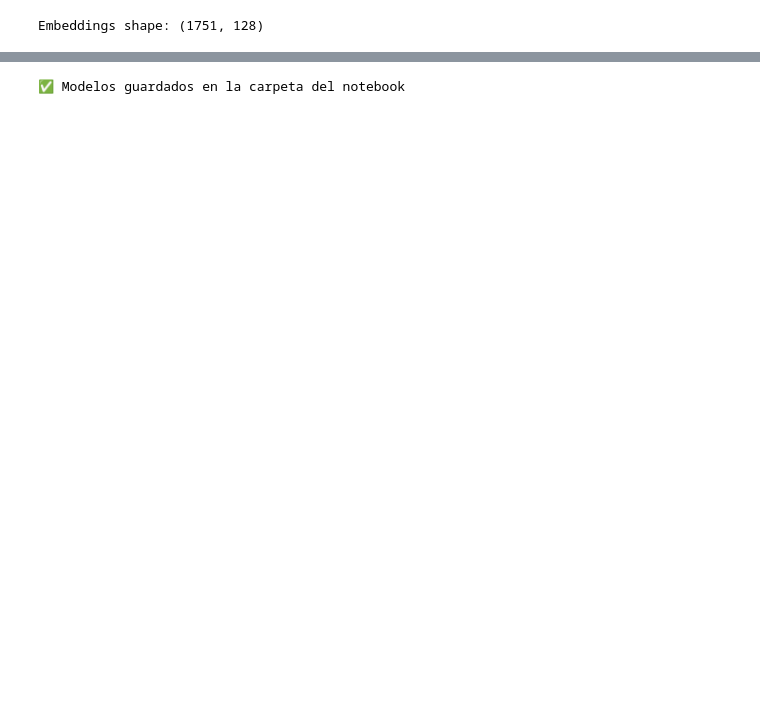
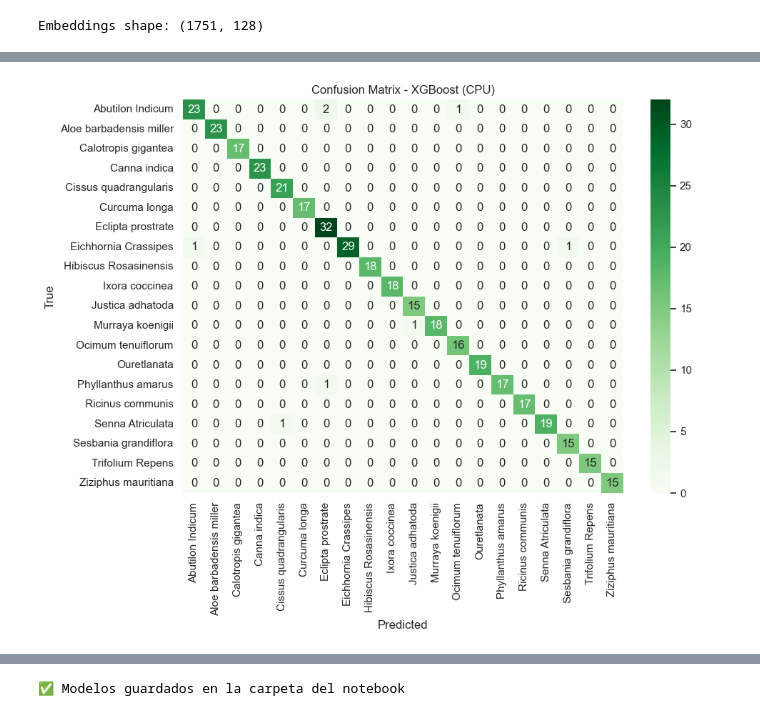
Before and after one commit to mightyssge/deep, a Jupyter notebook: TripleLost.ipynb, the cells around one changed output, grey strips where cells are left out. Cells and saved outputs as stored; diff of their text form; code cells hidden in the pictures; blank space fills up the shorter version.

```diff
--- a/TripleLost.ipynb
+++ b/TripleLost.ipynb
@@ -49,7 +97,7 @@ Device: cuda
 # ================================================================
 # 1) DATA TRANSFORMS + DATASET
 # ================================================================
-DATASET_ROOT = r"C:\Users\User\Documents\Deep\deep\dataset_split"
+DATASET_ROOT = r"dataset_split"
 
 train_transform = transforms.Compose([
     transforms.Resize((224,224)),
@@ -73,10 +121,16 @@ test_dataset  = datasets.ImageFolder(os.path.join(DATASET_ROOT, "test"),  transf
 class_names = train_dataset.classes
 num_classes = len(class_names)
 
-train_loader = DataLoader(train_dataset, batch_size=32, shuffle=True, num_workers=0)
-val_loader   = DataLoader(val_dataset, batch_size=32, shuffle=False, num_workers=0)
-test_loader  = DataLoader(test_dataset, batch_size=32, shuffle=False, num_workers=0)
+batch_size = 32
+num_workers = 0
+train_loader = DataLoader(train_dataset, batch_size=batch_size, shuffle=True,
+                          num_workers=num_workers, pin_memory=True )
+val_loader   = DataLoader(val_dataset, batch_size=batch_size, shuffle=False,
+                          num_workers=num_workers, pin_memory=True )
+test_loader  = DataLoader(test_dataset, batch_size=batch_size, shuffle=False,
+                          num_workers=num_workers, pin_memory=True )
 
 print("Clases detectadas:", class_names)
+print(f"num_workers={num_workers}, batch_size={batch_size}")
 # %% [output]
 Clases detectadas: ['Abutilon Indicum', 'Aloe barbadensis miller', 'Calotropis gigantea', 'Canna indica', 'Cissus quadrangularis', 'Curcuma longa', 'Eclipta prostrate', 'Eichhornia Crassipes', 'Hibisc ...
@@ -328,0 +425,81 @@ plt.show()
+# %%
+# ================================================================
+# 7) XGBOOST PARA CLASIFICAR EMBEDDINGS
+# ================================================================
+from pathlib import Path
+import pandas as pd
+from sklearn.metrics import classification_report
+from xgboost.core import XGBoostError
+
+RESULTS_DIR_XGB = Path("results_xgb")
+RESULTS_DIR_XGB.mkdir(exist_ok=True, parents=True)
+LABEL_NAMES = class_names
+
+def build_xgb_params(use_gpu: bool):
+    params = dict(
+        n_estimators=400,
+        max_depth=8,
+        learning_rate=0.05,
+        subsample=0.9,
+        colsample_bytree=0.9,
+        eval_metric='mlogloss'
+    )
+    if use_gpu:
+        params.update(tree_method="gpu_hist", predictor="gpu_predictor")
+    else:
+        params.update(tree_method="hist", predictor="auto")
+    return params
+
+use_gpu = torch.cuda.is_available()
+params = build_xgb_params(use_gpu)
+
+try:
+    xgb = XGBClassifier(**params)
+    xgb.fit(train_emb, train_lbl)
+except XGBoostError as e:
+    msg = str(e).lower()
+    if use_gpu and ("gpu_hist" in msg or "gpu_predictor" in msg):
+        print("WARN: XGBoost sin soporte GPU; cambiando a CPU (hist/predictor=auto)")
+        params = build_xgb_params(False)
+        xgb = XGBClassifier(**params)
+        xgb.fit(train_emb, train_lbl)
+        use_gpu = False
+    else:
+        raise
+
+xgb_preds = xgb.predict(test_emb)
+
+acc_xgb = accuracy_score(test_lbl, xgb_preds)
+f1_xgb  = f1_score(test_lbl, xgb_preds, average="macro")
+cm_xgb = confusion_matrix(test_lbl, xgb_preds)
+report_xgb = classification_report(test_lbl, xgb_preds, target_names=LABEL_NAMES, digits=4)
+backend = "GPU" if use_gpu else "CPU"
+
+print(f"==== Evaluacion XGBoost ({backend}) ====")
+print(f"Accuracy: {acc_xgb:.4f} | Macro-F1: {f1_xgb:.4f}")
+print("Reporte:" + report_xgb)
+
+plt.figure(figsize=(10, 8))
+sns.heatmap(cm_xgb, annot=True, fmt="d", cmap="Greens", xticklabels=LABEL_NAMES, yticklabels=LABEL_NAMES)
+plt.xlabel("Predicted"); plt.ylabel("True"); plt.title(f"Confusion Matrix - XGBoost ({backend})")
+confmat_path = RESULTS_DIR_XGB / "confmat_xgb.png"
+plt.tight_layout(); plt.savefig(confmat_path, dpi=300); plt.show()
+print(f"Matriz de confusion guardada en {confmat_path}")
+
+preds_df = pd.DataFrame({
+    "filepath": [p for p,_ in test_dataset.samples][:len(test_lbl)],
+    "true_label": [LABEL_NAMES[i] for i in test_lbl],
+    "pred_label": [LABEL_NAMES[i] for i in xgb_preds],
+})
+preds_df["correct"] = preds_df["true_label"] == preds_df["pred_label"]
+preds_csv = RESULTS_DIR_XGB / "preds_xgb.csv"
+preds_df.to_csv(preds_csv, index=False)
+
+metrics_df = pd.DataFrame([{"accuracy": acc_xgb, "macro_f1": f1_xgb, "backend": backend}])
+metrics_csv = RESULTS_DIR_XGB / "metrics_xgb.csv"
+metrics_df.to_csv(metrics_csv, index=False)
+
+print(f"Predicciones guardadas en {preds_csv}")
+print(f"Metricas guardadas en {metrics_csv}")
+notify("XGBoost", f"{backend}: Acc {acc_xgb:.3f} | F1 {f1_xgb:.3f}")
+# %% [output]
@@ -328,0 +527 @@ plt.show()
+[figure, added]
```
Also changed, not shown: parts of 38 cells of this notebook, 6 other files.
